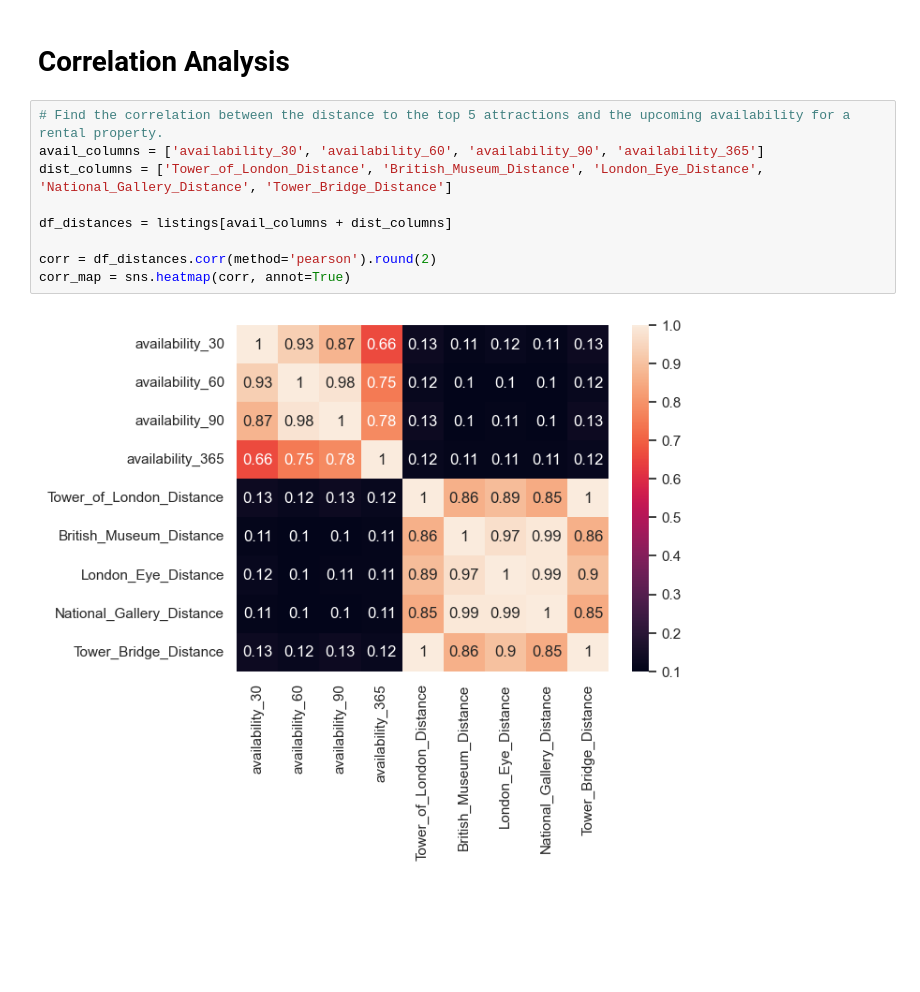
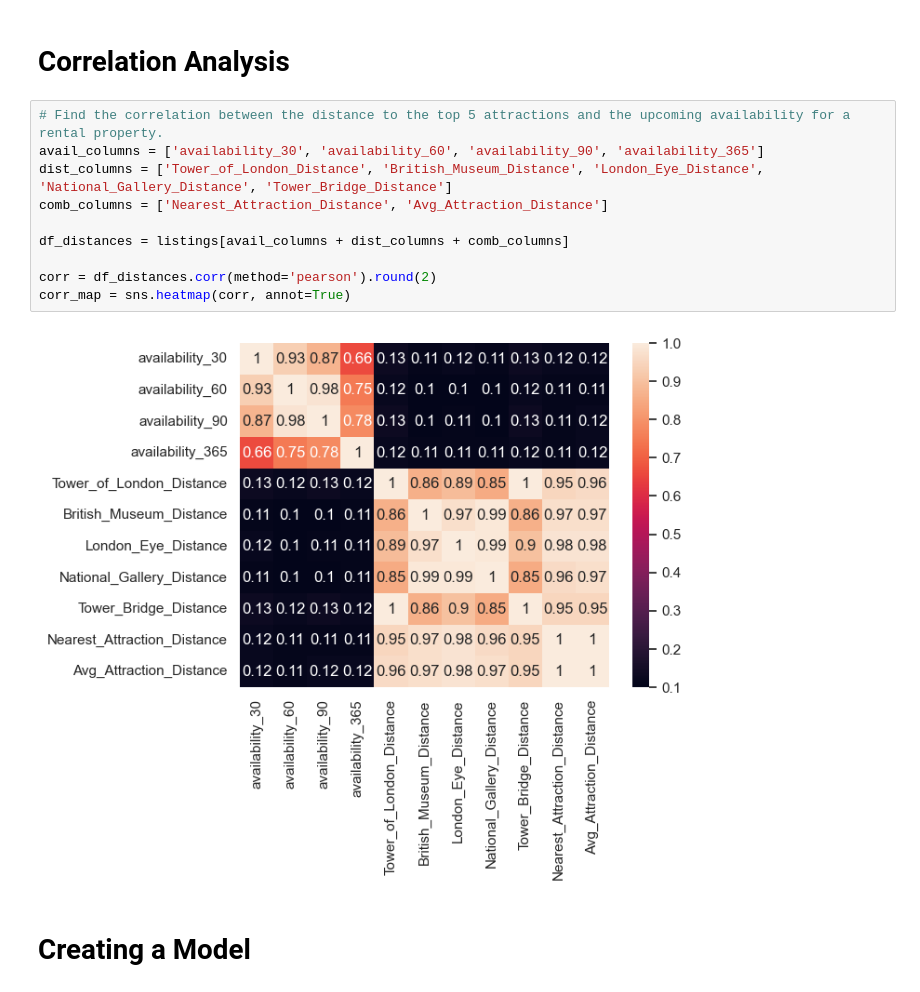
Before and after one commit to 18txm/inside-airbnb-vacancies, a Jupyter notebook: rq3.ipynb, the cells around one changed output. Drawn from its saved outputs; the diff is of its cells as text; blank space fills up the shorter version.

Commit message:
attempt to model rq3

```diff
--- a/rq3.ipynb
+++ b/rq3.ipynb
@@ -95,11 +182,14 @@ Mean distance to Tower_Bridge is: 8.176 km
 # %%
 # Find the correlation between the distance to the top 5 attractions and the upcoming availability for a rental property.
 avail_columns = ['availability_30', 'availability_60', 'availability_90', 'availability_365']
 dist_columns = ['Tower_of_London_Distance', 'British_Museum_Distance', 'London_Eye_Distance', 'National_Gallery_Distance', 'Tower_Bridge_Distance']
+comb_columns = ['Nearest_Attraction_Distance', 'Avg_Attraction_Distance']
 
-df_distances = listings[avail_columns + dist_columns]
+df_distances = listings[avail_columns + dist_columns + comb_columns]
 
 corr = df_distances.corr(method='pearson').round(2)
 corr_map = sns.heatmap(corr, annot=True)
 # %% [output]
-[figure, old version]
+[figure, new version]
+# %% [markdown]
+# Creating a Model
```
Also changed, not shown: parts of 4 cells of this notebook.
